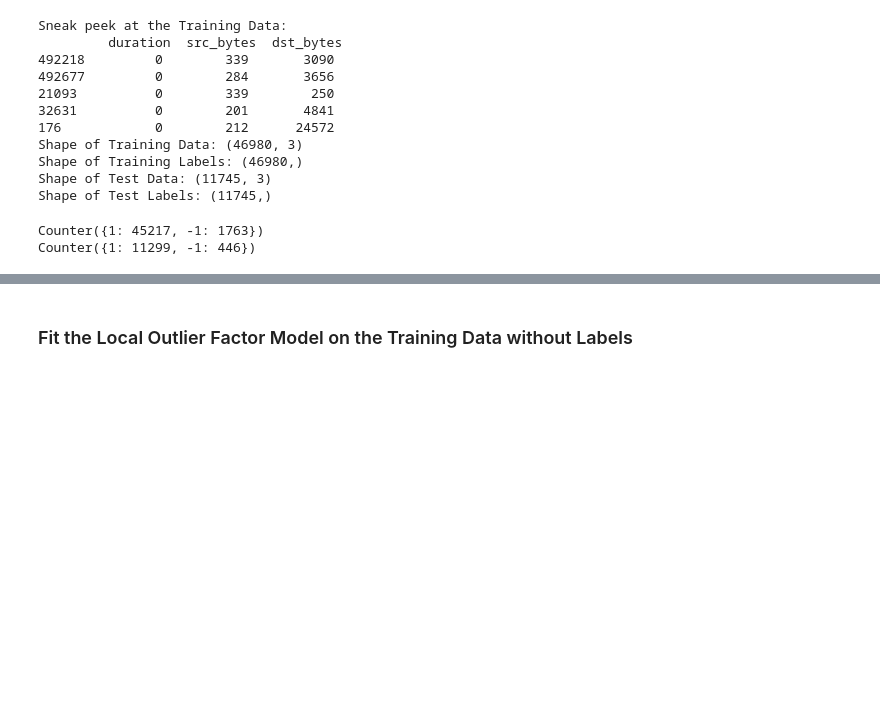
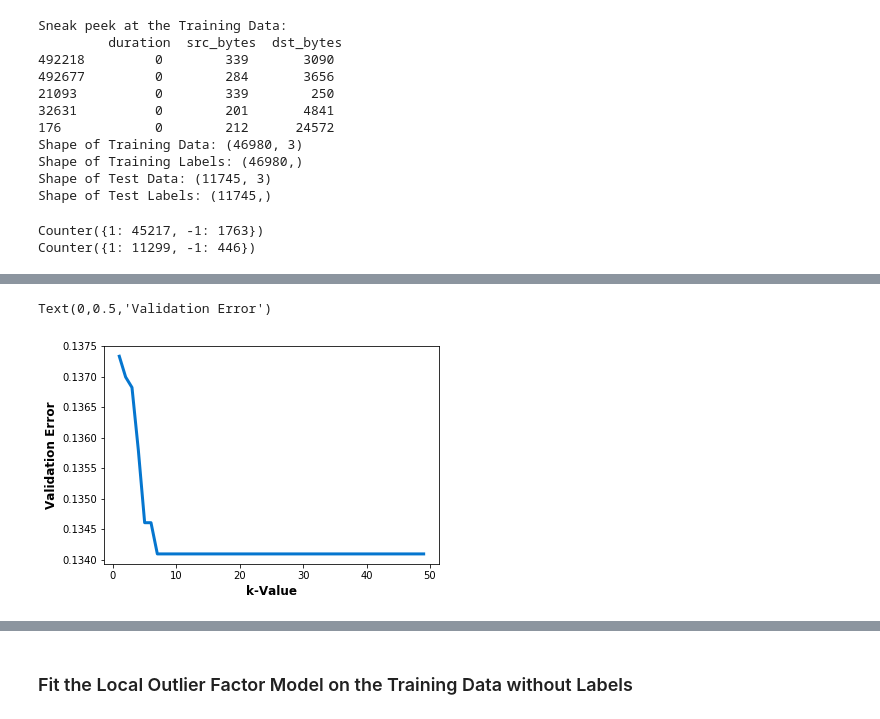
Before and after one commit to ncdingari/DS504, a Jupyter notebook: Anomaly-Detection/Local Outlier Factor (LOF).ipynb, the cells around one changed output, grey strips where cells are left out. Saved outputs shown, nothing was run; the diff lists cells and outputs as text; code cells hidden in the pictures; blank space fills up the shorter version.

```diff
--- a/Anomaly-Detection/Local Outlier Factor (LOF).ipynb
+++ b/Anomaly-Detection/Local Outlier Factor (LOF).ipynb
@@ -170,0 +187,16 @@ Counter({1: 11299, -1: 446})
+# %%
+test_error = []
+
+# Calculating error for K values between 1 and 40
+for i in range(1, 50):
+    lof = LocalOutlierFactor(n_neighbors=i, n_jobs=-1)
+    lof.fit(X_train)
+    pred_i = lof.fit_predict(X_test)
+    test_error.append(np.mean(pred_i != y_test))
+# %%
+plt.plot(range(1, 50), test_error, color='#0576cf', linestyle='-',linewidth=3)
+plt.xlabel('k-Value', fontsize=12, fontweight='bold')
+plt.ylabel('Validation Error', fontsize=12, fontweight='bold')
+# %% [output]
+Text(0,0.5,'Validation Error')
+[figure, added]
```
Also changed, not shown: parts of 22 cells of this notebook.
